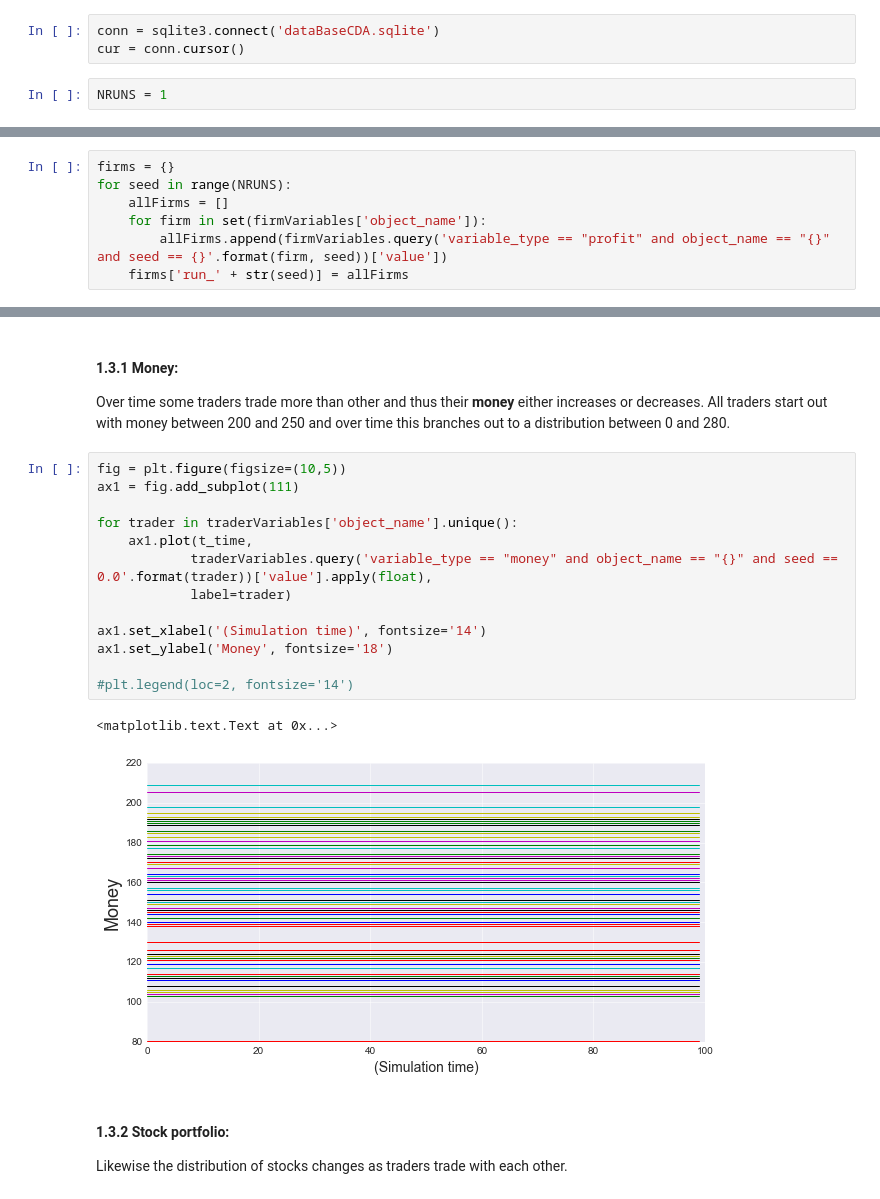
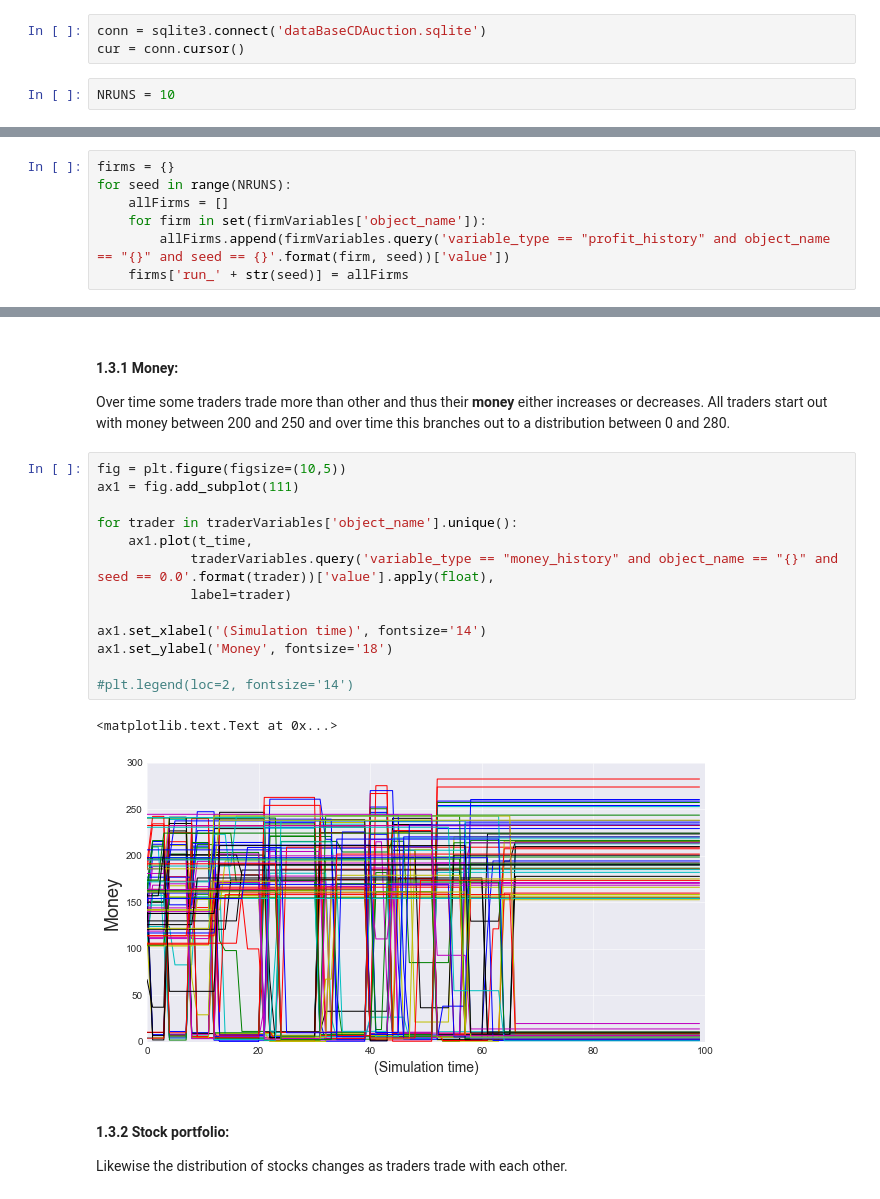
Before and after one commit to LCfP/Agent-Based-Stock-Market-Model, a Jupyter notebook: data_notebook.ipynb, the cells around one changed output, grey strips where cells are left out. Drawn from its saved outputs; the diff is of its cells as text.

```diff
--- a/data_notebook.ipynb
+++ b/data_notebook.ipynb
@@ -22,10 +22,10 @@ First, I open a connection to the database
 # %%
 #%cd C:/Users/joerischasfoort/Documents/GitHub/abm/
 # %%
-conn = sqlite3.connect('dataBaseCDA.sqlite')
+conn = sqlite3.connect('dataBaseCDAuction.sqlite')
 cur = conn.cursor()
 # %%
-NRUNS = 1
+NRUNS = 10
 # %% [markdown]
 ## 1 State variables
 Using the Statevariables, Variabletypes and Objects tables, I then analyse the state variables of the simulated objects: stocks, firms, and traders.
@@ -113,7 +98,7 @@ firms = {}
 for seed in range(NRUNS):
     allFirms = []
     for firm in set(firmVariables['object_name']):
-        allFirms.append(firmVariables.query('variable_type == "profit" and object_name == "{}" and seed == {}'.format(firm, seed))['value'])
+        allFirms.append(firmVariables.query('variable_type == "profit_history" and object_name == "{}" and seed == {}'.format(firm, seed))['value'])
     firms['run_' + str(seed)] = allFirms
 # %% [markdown]
 #### 1.2.1 Firm profits
@@ -168,19 +153,19 @@ Over time some traders trade more than other and thus their **money** either inc
 # %%
 fig = plt.figure(figsize=(10,5))
 ax1 = fig.add_subplot(111)
 
 for trader in traderVariables['object_name'].unique():
     ax1.plot(t_time,
-            traderVariables.query('variable_type == "money" and object_name == "{}" and seed == 0.0'.format(trader))['value'].apply(float),
+            traderVariables.query('variable_type == "money_history" and object_name == "{}" and seed == 0.0'.format(trader))['value'].apply(float),
             label=trader)
 
 ax1.set_xlabel('(Simulation time)', fontsize='14')
 ax1.set_ylabel('Money', fontsize='18')
 
 #plt.legend(loc=2, fontsize='14')
 # %% [output]
 <matplotlib.text.Text at 0x...>
-[figure, old version]
+[figure, new version]
 # %% [markdown]
 #### 1.3.2 Stock portfolio:
 Likewise the distribution of stocks changes as traders trade with each other.
```
Also changed, not shown: parts of 9 cells of this notebook, 3 other files.
